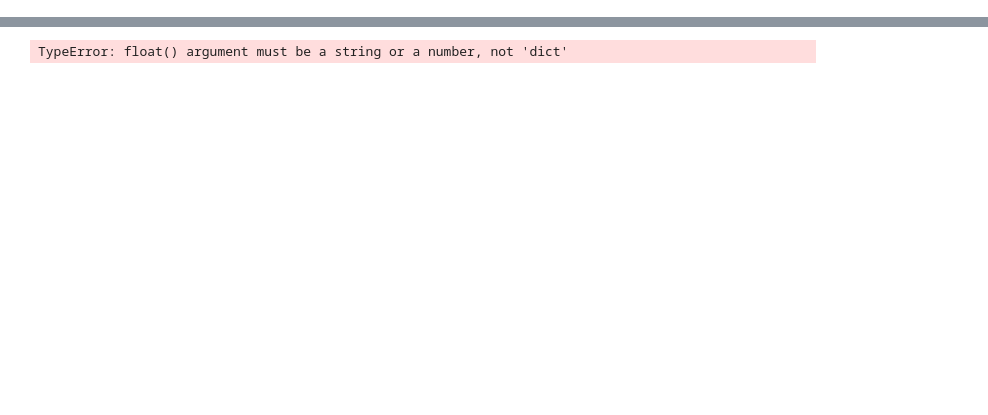
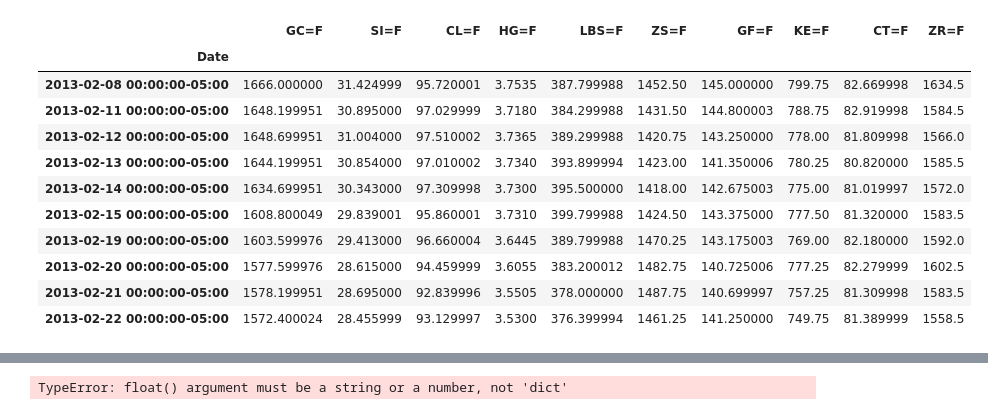
Before and after one commit to Xipilscode/CAPTS-_Comprehensive_Allocation_and_Portfolio_Trading_Solution, a Jupyter notebook: Capital_Allocation_Optimization/capital_allocation_optimization.ipynb, the cells around one changed output, grey strips where cells are left out. Saved outputs shown, nothing was run; the diff lists cells and outputs as text; code cells hidden in the pictures; blank space fills up the shorter version.

```diff
--- a/Capital_Allocation_Optimization/capital_allocation_optimization.ipynb
+++ b/Capital_Allocation_Optimization/capital_allocation_optimization.ipynb
@@ -4,0 +196,17 @@
+# %%
+# Review first and last 10 rows for commodities assets class
+display(df_commodities.head(10))
+df_commodities.tail(10)
+# %% [output]
+|  | GC=F | SI=F | CL=F | HG=F | LBS=F | ZS=F | GF=F | KE=F | CT=F | ZR=F |
+| Date |  |  |  |  |  |  |  |  |  |  |
+| 2013-02-08 00:00:00-05:00 | 1666.000000 | 31.424999 | 95.720001 | 3.7535 | 387.799988 | 1452.50 | 145.000000 | 799.75 | 82.669998 | 1634.5 |
+| 2013-02-11 00:00:00-05:00 | 1648.199951 | 30.895000 | 97.029999 | 3.7180 | 384.299988 | 1431.50 | 144.800003 | 788.75 | 82.919998 | 1584.5 |
+| 2013-02-12 00:00:00-05:00 | 1648.699951 | 31.004000 | 97.510002 | 3.7365 | 389.299988 | 1420.75 | 143.250000 | 778.00 | 81.809998 | 1566.0 |
+| 2013-02-13 00:00:00-05:00 | 1644.199951 | 30.854000 | 97.010002 | 3.7340 | 393.899994 | 1423.00 | 141.350006 | 780.25 | 80.820000 | 1585.5 |
+| 2013-02-14 00:00:00-05:00 | 1634.699951 | 30.343000 | 97.309998 | 3.7300 | 395.500000 | 1418.00 | 142.675003 | 775.00 | 81.019997 | 1572.0 |
+| 2013-02-15 00:00:00-05:00 | 1608.800049 | 29.839001 | 95.860001 | 3.7310 | 399.799988 | 1424.50 | 143.375000 | 777.50 | 81.320000 | 1583.5 |
+| 2013-02-19 00:00:00-05:00 | 1603.599976 | 29.413000 | 96.660004 | 3.6445 | 389.799988 | 1470.25 | 143.175003 | 769.00 | 82.180000 | 1592.0 |
+| 2013-02-20 00:00:00-05:00 | 1577.599976 | 28.615000 | 94.459999 | 3.6055 | 383.200012 | 1482.75 | 140.725006 | 777.25 | 82.279999 | 1602.5 |
+| 2013-02-21 00:00:00-05:00 | 1578.199951 | 28.695000 | 92.839996 | 3.5505 | 378.000000 | 1487.75 | 140.699997 | 757.25 | 81.309998 | 1583.5 |
+| 2013-02-22 00:00:00-05:00 | 1572.400024 | 28.455999 | 93.129997 | 3.5300 | 376.399994 | 1461.25 | 141.250000 | 749.75 | 81.389999 | 1558.5 |
```
Also changed, not shown: parts of 35 cells of this notebook.
